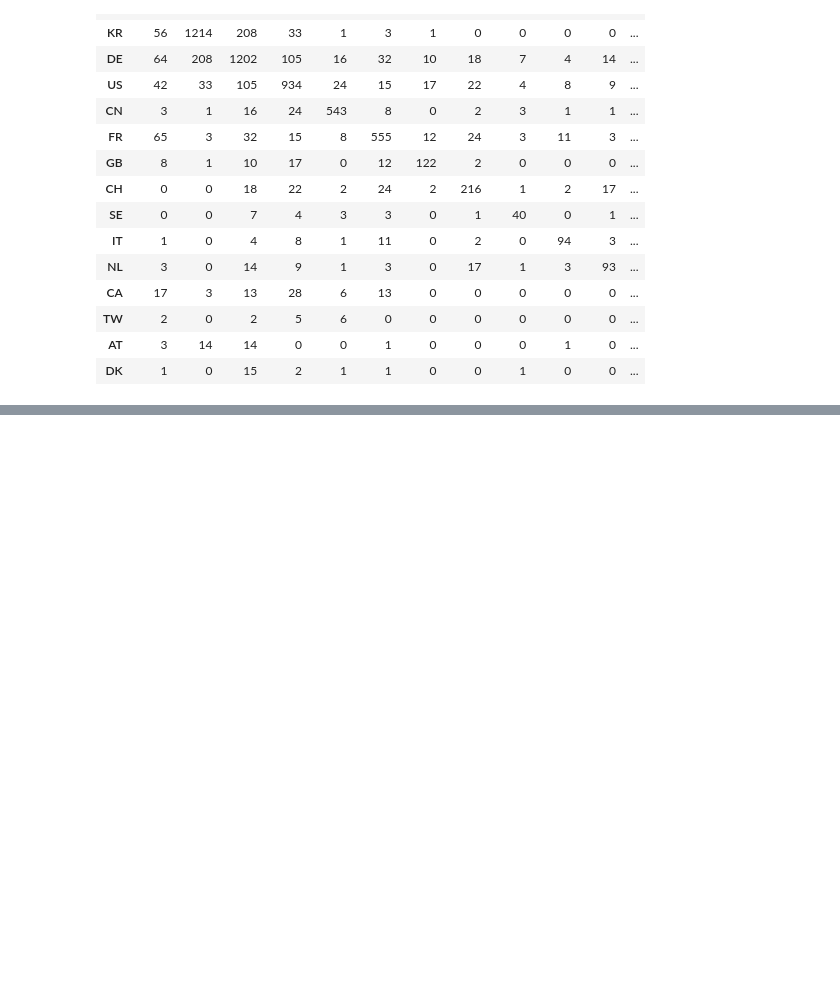
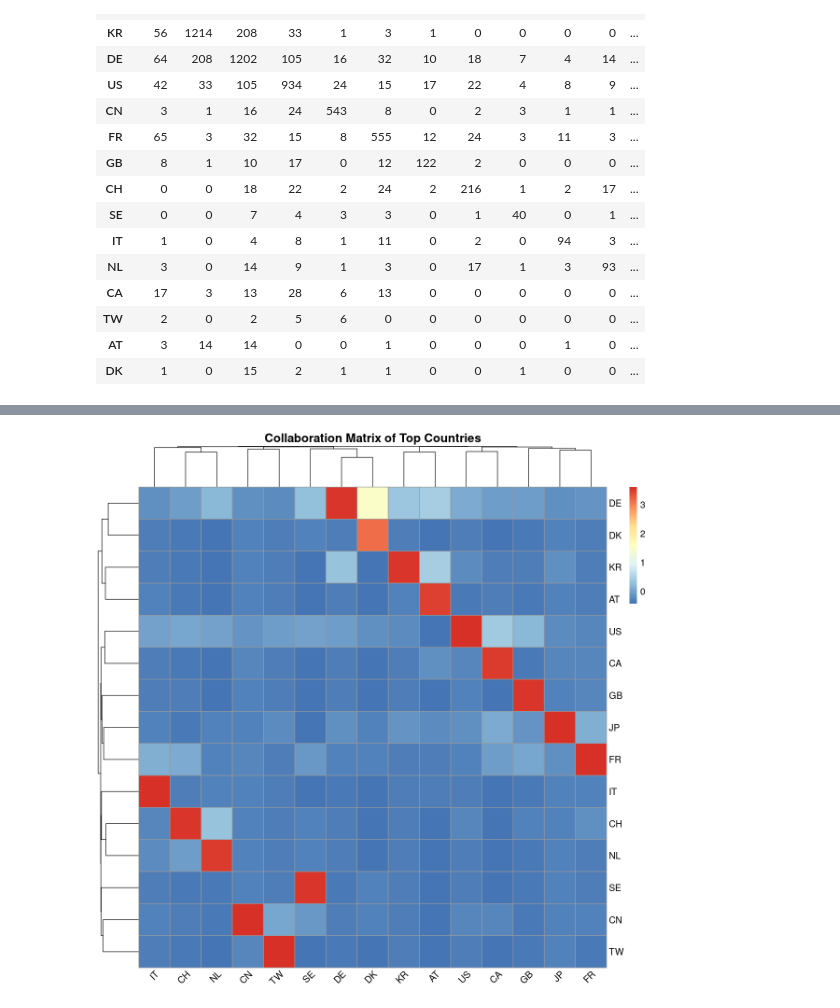
Before and after one commit to oceanumeric/ININ-tutorial, a Jupyter notebook: Labs/lab1_part_B.ipynb, the cells around one changed output, grey strips where cells are left out. Saved outputs shown, nothing was run; the diff lists cells and outputs as text; code cells hidden in the pictures; blank space fills up the shorter version.

```diff
--- a/Labs/lab1_part_B.ipynb
+++ b/Labs/lab1_part_B.ipynb
@@ -626,0 +695,9 @@ A data.frame: 15 × 15
+# %%
+options(repr.plot.width=10, repr.plot.height=10, dpi=400)
+collab_country_df2 %>%
+    scale() %>%
+    pheatmap(main="Collaboration Matrix of Top Countries",
+                angle_col = 45,
+                fontsize = 12)
+# %% [output]
+[figure, added]
```
Also changed, not shown: parts of 5 cells of this notebook.
